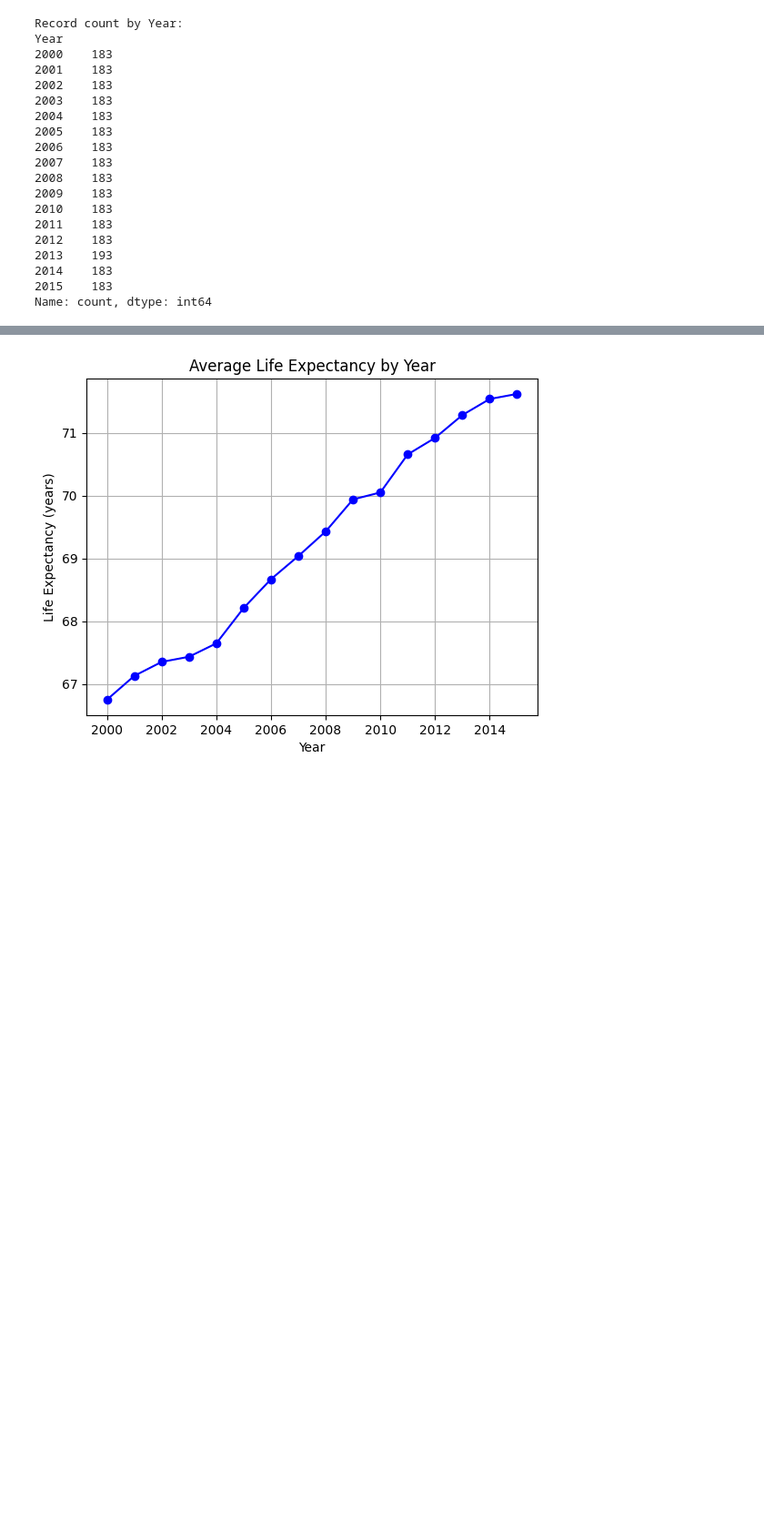
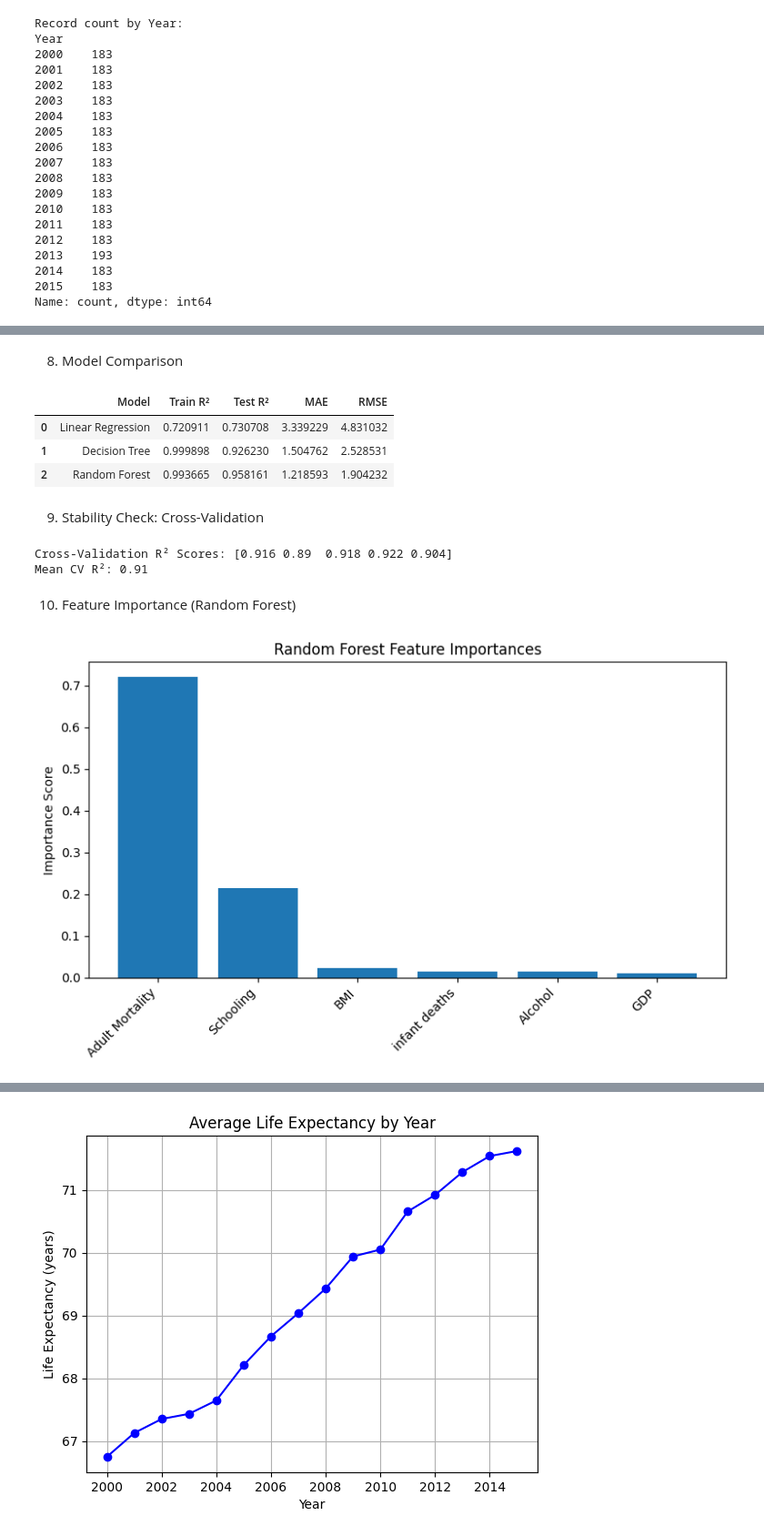
Before and after one commit to Himitpatel1/WHO-Life-Expectancy-Project, a Jupyter notebook: Patel_Himit_InitialResults.ipynb, the cells around one changed output, grey strips where cells are left out. Shown at 91% size. Drawn from its saved outputs; the diff is of its cells as text; code cells hidden in the pictures; blank space fills up the shorter version.

```diff
--- a/Patel_Himit_InitialResults.ipynb
+++ b/Patel_Himit_InitialResults.ipynb
@@ -95,0 +200,24 @@ Total missing values left: 0
+# %%
+from sklearn.ensemble import RandomForestRegressor
+
+rf_model = RandomForestRegressor(
+    n_estimators=200,
+    random_state=42,
+    n_jobs=-1
+)
+
+rf_model.fit(X_train, y_train)
+
+y_train_rf = rf_model.predict(X_train)
+y_test_rf  = rf_model.predict(X_test)
+
+mae_rf  = mean_absolute_error(y_test, y_test_rf)
+rmse_rf = np.sqrt(mean_squared_error(y_test, y_test_rf))
+r2_train_rf = r2_score(y_train, y_train_rf)
+r2_test_rf  = r2_score(y_test, y_test_rf)
+
+print("\n--- Random Forest Performance ---")
+print("Train R²:", round(r2_train_rf, 3))
+print("Test  R²:", round(r2_test_rf, 3))
+print("Test MAE (years):", round(mae_rf, 2))
+print("Test RMSE (years):", round(rmse_rf, 2))
@@ -95,0 +230,51 @@ Total missing values left: 0
+# %% [markdown]
+8. Model Comparison
+# %%
+import pandas as pd
+
+results = pd.DataFrame({
+    "Model": ["Linear Regression", "Decision Tree", "Random Forest"],
+    "Train R²": [r2_train, r2_train_tree, r2_train_rf],
+    "Test R²": [r2_test, r2_test_tree, r2_test_rf],
+    "MAE": [mae, mae_tree, mae_rf],
+    "RMSE": [rmse, rmse_tree, rmse_rf]
+})
+
+results
+# %% [output]
+|  | Model | Train R² | Test R² | MAE | RMSE |
+| 0 | Linear Regression | 0.720911 | 0.730708 | 3.339229 | 4.831032 |
+| 1 | Decision Tree | 0.999898 | 0.926230 | 1.504762 | 2.528531 |
+| 2 | Random Forest | 0.993665 | 0.958161 | 1.218593 | 1.904232 |
+# %% [markdown]
+ 9. Stability Check: Cross-Validation
+# %%
+from sklearn.model_selection import cross_val_score
+
+cv_scores = cross_val_score(
+    rf_model, X, y, cv=5, scoring='r2'
+)
+
+print("Cross-Validation R² Scores:", np.round(cv_scores, 3))
+print("Mean CV R²:", round(cv_scores.mean(), 3))
+# %% [output]
+Cross-Validation R² Scores: [0.916 0.89  0.918 0.922 0.904]
+Mean CV R²: 0.91
+# %% [markdown]
+10. Feature Importance (Random Forest)
+# %%
+import numpy as np
+import matplotlib.pyplot as plt
+
+importances = rf_model.feature_importances_
+indices = np.argsort(importances)[::-1]
+
+plt.figure(figsize=(8,5))
+plt.bar(range(len(features)), importances[indices])
+plt.xticks(range(len(features)), np.array(features)[indices], rotation=45, ha="right")
+plt.title("Random Forest Feature Importances")
+plt.ylabel("Importance Score")
+plt.tight_layout()
+plt.show()
+# %% [output]
+[figure, added]
```
Also changed, not shown: parts of 12 cells of this notebook, 1 other file.
